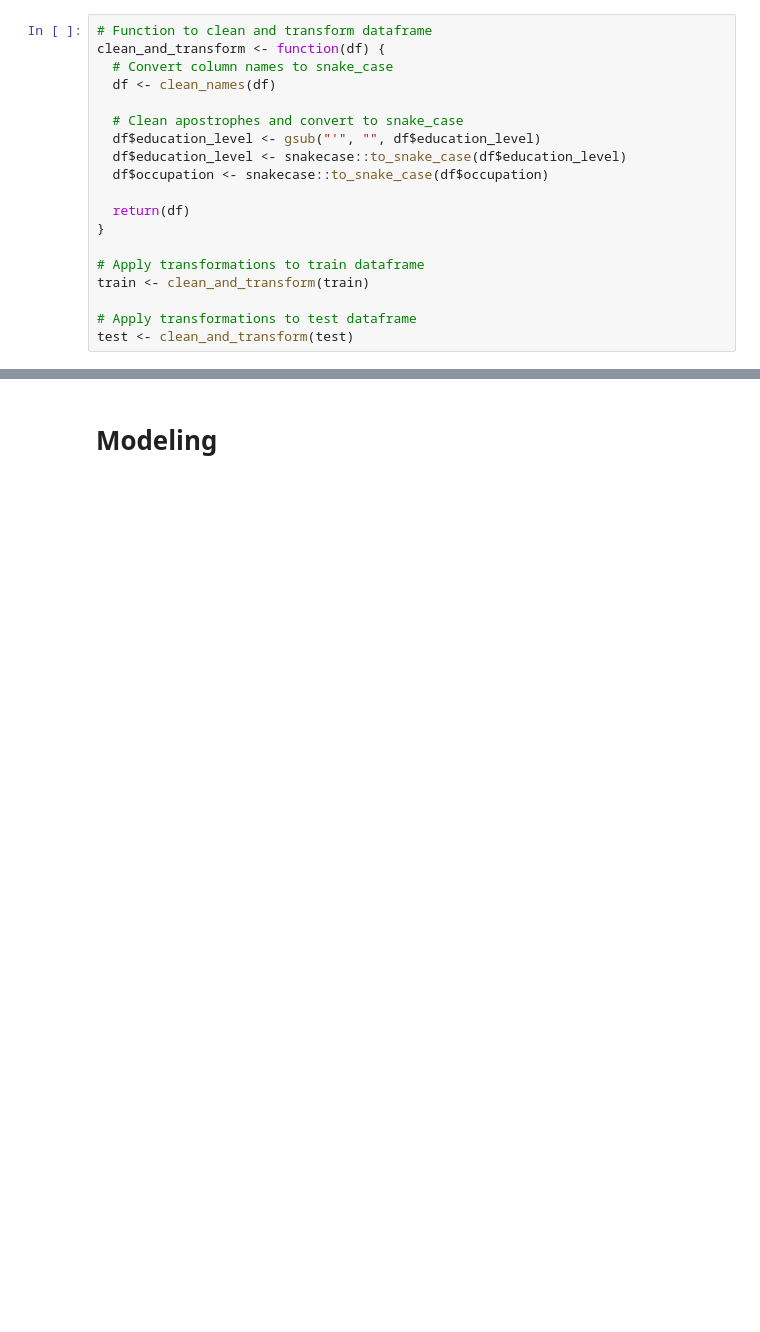
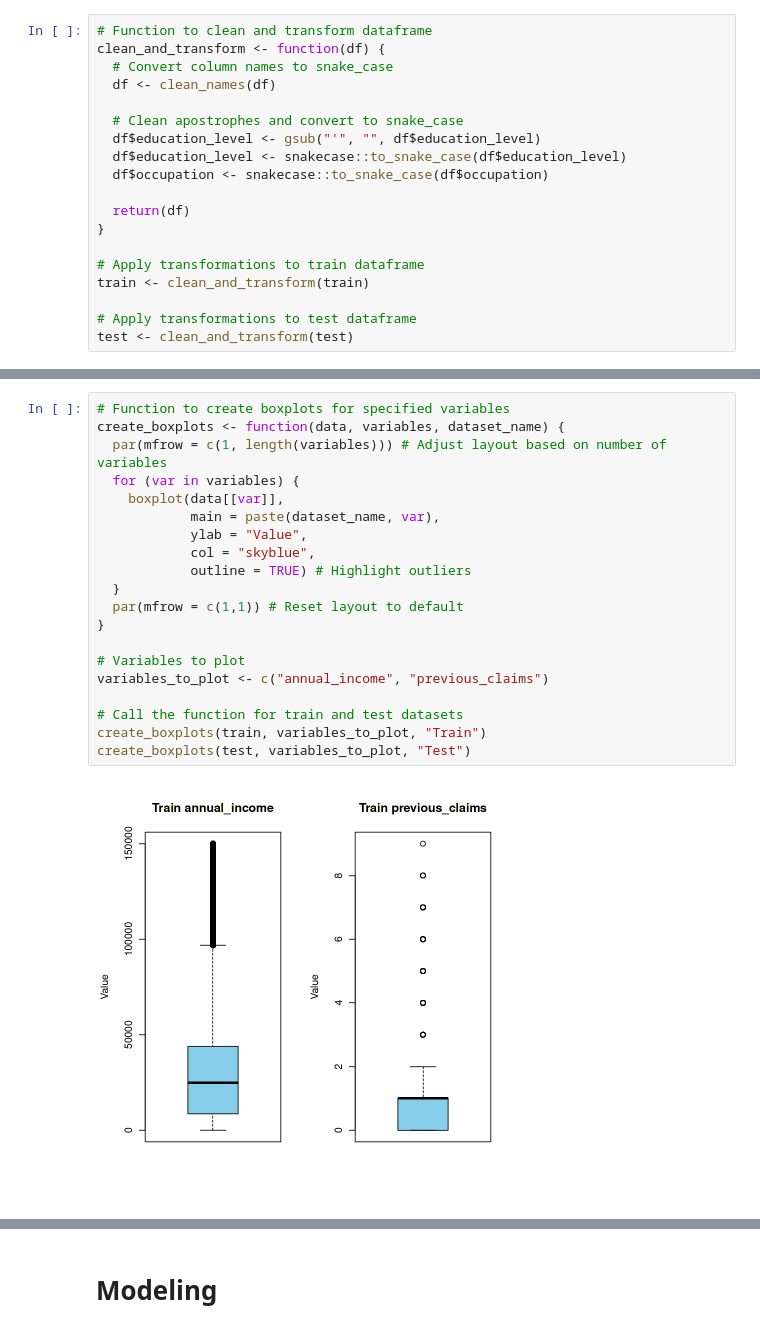
Before and after one commit to vanezp01/datalabs, a Jupyter notebook: predict-insurance-premiums.ipynb, the cells around one changed output, grey strips where cells are left out. Saved outputs shown, nothing was run; the diff lists cells and outputs as text; blank space fills up the shorter version.

```diff
--- a/predict-insurance-premiums.ipynb
+++ b/predict-insurance-premiums.ipynb
@@ -205,0 +245,22 @@ exercise_frequency      property_type
+# %%
+# Function to create boxplots for specified variables
+create_boxplots <- function(data, variables, dataset_name) {
+  par(mfrow = c(1, length(variables))) # Adjust layout based on number of variables
+  for (var in variables) {
+    boxplot(data[[var]],
+            main = paste(dataset_name, var),
+            ylab = "Value",
+            col = "skyblue",
+            outline = TRUE) # Highlight outliers
+  }
+  par(mfrow = c(1,1)) # Reset layout to default
+}
+
+# Variables to plot
+variables_to_plot <- c("annual_income", "previous_claims")
+
+# Call the function for train and test datasets
+create_boxplots(train, variables_to_plot, "Train")
+create_boxplots(test, variables_to_plot, "Test")
+# %% [output]
+[figure, added]
```
Also changed, not shown: parts of 15 cells of this notebook.
